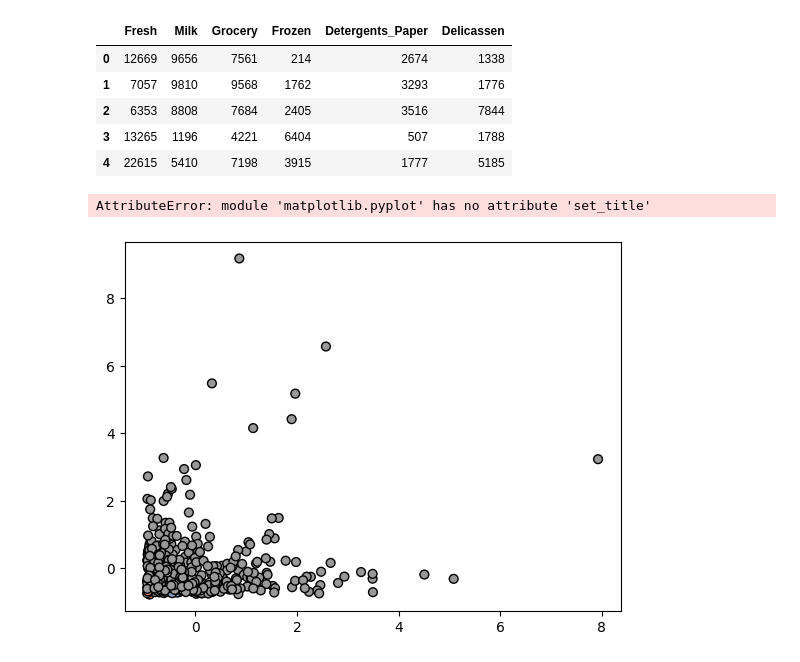
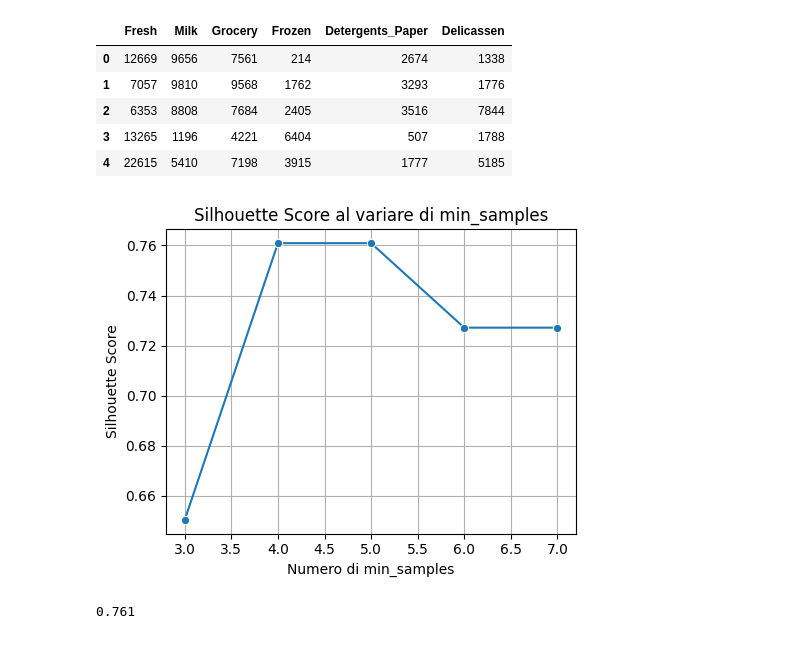
Before and after one commit to lucasangio01/deposito_sangiovanni, a Jupyter notebook: deposito_sangiovanni/notebook2_2.ipynb, the cells around one changed output. Drawn from its saved outputs; the diff is of its cells as text; code cells hidden in the pictures.

```diff
--- a/deposito_sangiovanni/notebook2_2.ipynb
+++ b/deposito_sangiovanni/notebook2_2.ipynb
@@ -35,12 +16,11 @@ colors_dbscan = [color_map[label] for label in dbscan_labels]
-# %%
-plt.scatter(data_scaled[:, 0], data_scaled[:, 1], c=colors_dbscan, s=40, edgecolor='black')
-plt.set_title("DBSCAN: forma naturale + outlier (grigio)")
-plt.set_xlabel("Feature 1")
-plt.set_ylabel("Feature 2")
-plt.grid(True)
-
-plt.tight_layout()
-plt.show()
-# %% [output]
-AttributeError: module 'matplotlib.pyplot' has no attribute 'set_title'
-[figure, removed]
+# %%
+data_scaled_pca = apply_pca(data_scaled)
+# %%
+choose_min_samples(data_scaled_pca)
+# %% [output]
+[figure, added]
+# %%
+silhouette_avg = compute_silhouette_avg(data_scaled_pca) # min_samples = 5
+print(round(silhouette_avg, 3))
+# %% [output]
+0.761
```
Also changed, not shown: parts of 5 cells of this notebook.
